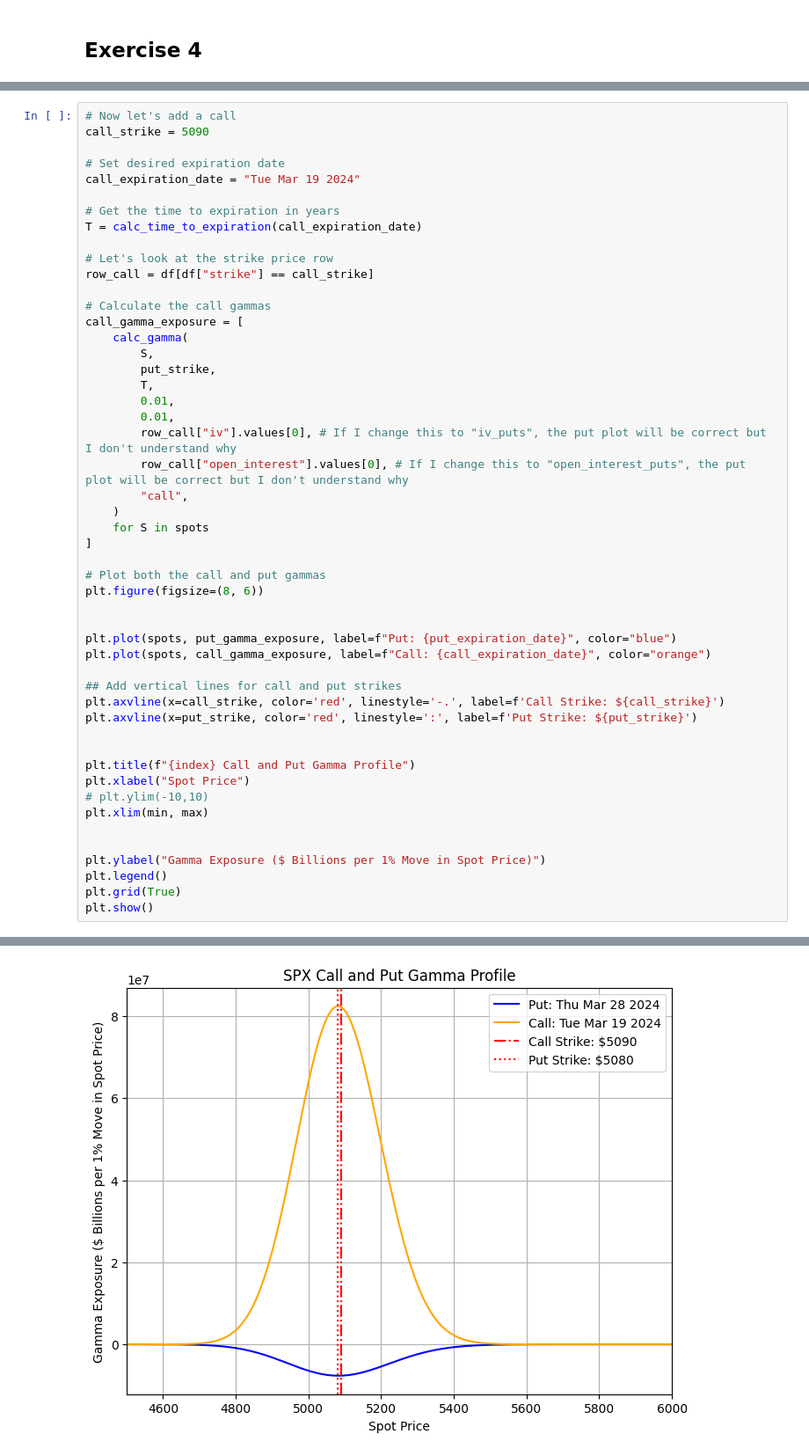
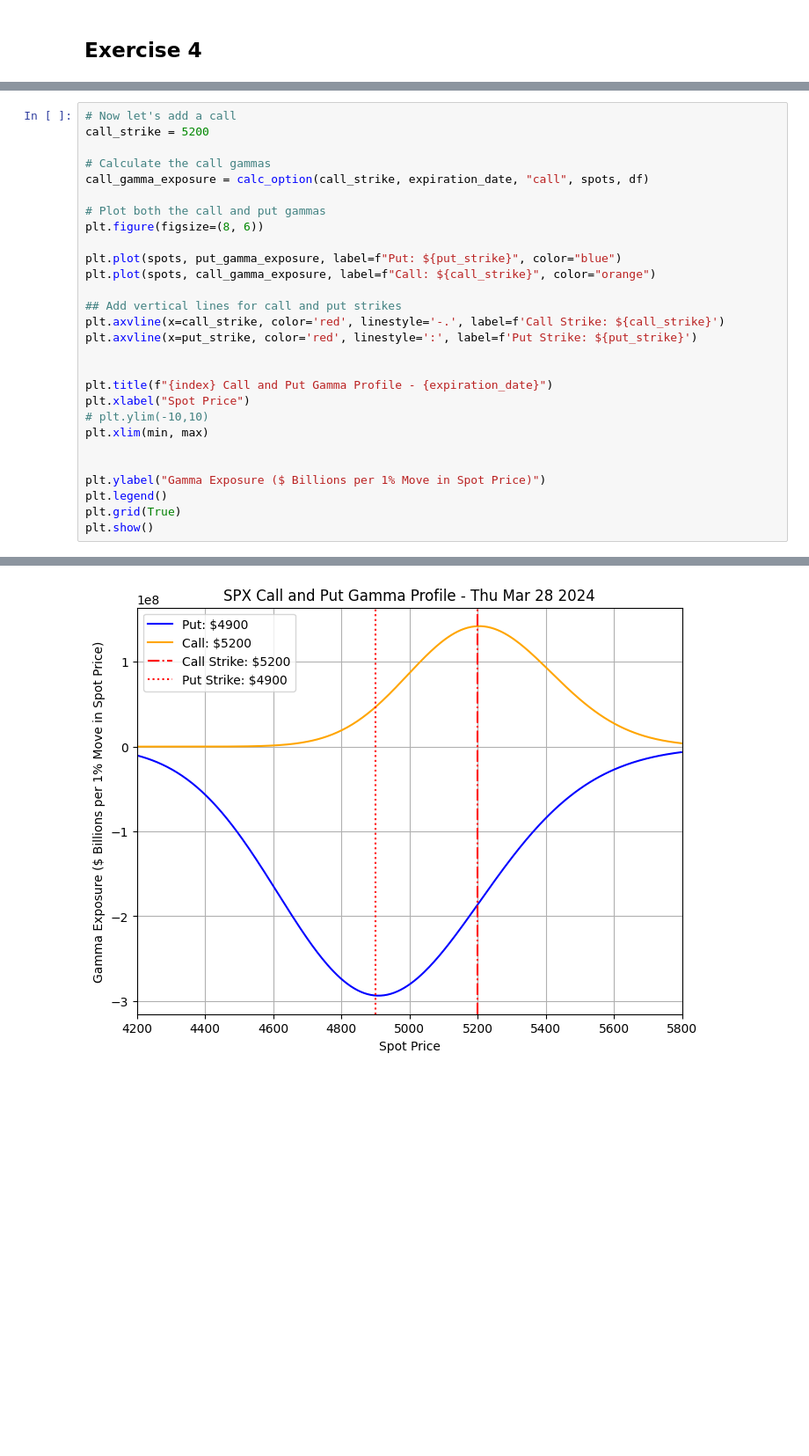
Before and after one commit to alexcraig043/math-86, a Jupyter notebook: homeworks/hw3/hw3.ipynb, the cells around one changed output, grey strips where cells are left out. Shown at 88% size. Cells and saved outputs as stored; diff of their text form; blank space fills up the shorter version.

```diff
--- a/homeworks/hw3/hw3.ipynb
+++ b/homeworks/hw3/hw3.ipynb
@@ -604,44 +624,22 @@ Text(0, 0.5, 'Gamma Exposure ($ Billions per 1% Move in Spot Price)')
 # %%
 # Now let's add a call
-call_strike = 5090
-
-# Set desired expiration date
-call_expiration_date = "Tue Mar 19 2024"
-
-# Get the time to expiration in years
-T = calc_time_to_expiration(call_expiration_date)
-
-# Let's look at the strike price row
-row_call = df[df["strike"] == call_strike]
+call_strike = 5200
 
 # Calculate the call gammas
-call_gamma_exposure = [
-    calc_gamma(
-        S,
-        put_strike,
-        T,
-        0.01,
-        0.01,
-        row_call["iv"].values[0], # If I change this to "iv_puts", the put plot will be correct but I don't understand why
-        row_call["open_interest"].values[0], # If I change this to "open_interest_puts", the put plot will be correct but I don't understand why
-        "call",
-    )
-    for S in spots
-]
+call_gamma_exposure = calc_option(call_strike, expiration_date, "call", spots, df)
 
 # Plot both the call and put gammas
 plt.figure(figsize=(8, 6))
 
-
-plt.plot(spots, put_gamma_exposure, label=f"Put: {put_expiration_date}", color="blue")
-plt.plot(spots, call_gamma_exposure, label=f"Call: {call_expiration_date}", color="orange")
+plt.plot(spots, put_gamma_exposure, label=f"Put: ${put_strike}", color="blue")
+plt.plot(spots, call_gamma_exposure, label=f"Call: ${call_strike}", color="orange")
 
 ## Add vertical lines for call and put strikes
 plt.axvline(x=call_strike, color='red', linestyle='-.', label=f'Call Strike: ${call_strike}')
 plt.axvline(x=put_strike, color='red', linestyle=':', label=f'Put Strike: ${put_strike}')
 
 
-plt.title(f"{index} Call and Put Gamma Profile")
+plt.title(f"{index} Call and Put Gamma Profile - {expiration_date}")
 plt.xlabel("Spot Price")
 # plt.ylim(-10,10)
 plt.xlim(min, max)
@@ -663,3 +661,3 @@ Text(0.5, 0, 'Spot Price')
 Text(0, 0.5, 'Gamma Exposure ($ Billions per 1% Move in Spot Price)')
 <matplotlib.legend.Legend at 0x...>
-[figure, old version]
+[figure, new version]
```
Also changed, not shown: parts of 9 cells of this notebook, 2 other files.
